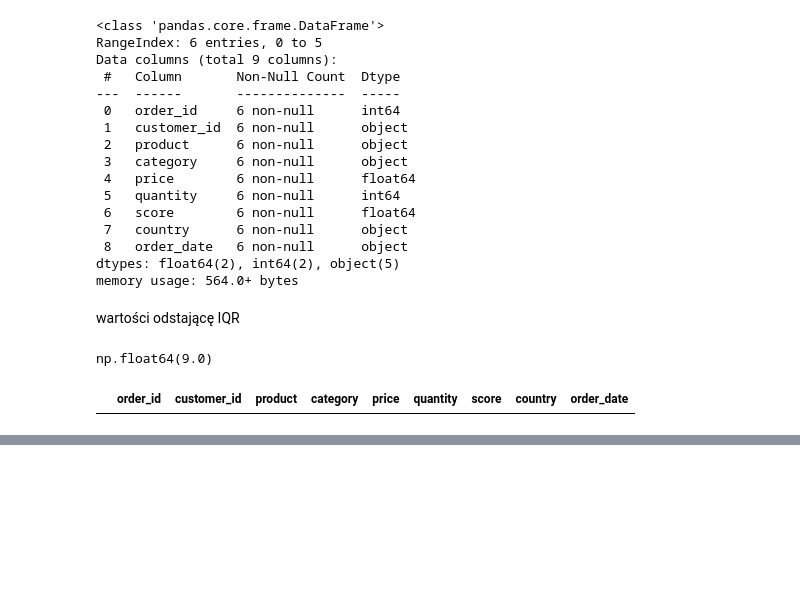
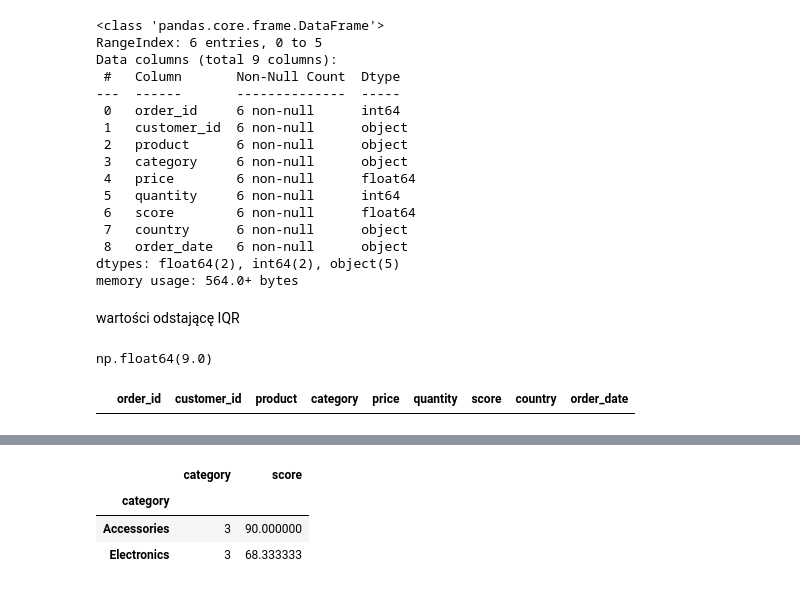
Before and after one commit to rajkonkret/PythonDataScienceAnalizaDanych-16-07-2025, a Jupyter notebook: day2/cwiczenie4.ipynb, the cells around one changed output, grey strips where cells are left out. Cells and saved outputs as stored; diff of their text form; code cells hidden in the pictures; blank space fills up the shorter version.

```diff
--- a/day2/cwiczenie4.ipynb
+++ b/day2/cwiczenie4.ipynb
@@ -140,0 +212,3 @@ outliers
+# %%
+dane = df.groupby('category').agg({'category': 'count', "score": "mean"})
+dane.info()
@@ -140,0 +225,7 @@ outliers
+# %%
+dane
+# %% [output]
+|  | category | score |
+| category |  |  |
+| Accessories | 3 | 90.000000 |
+| Electronics | 3 | 68.333333 |
```
Also changed, not shown: parts of 9 cells of this notebook.
